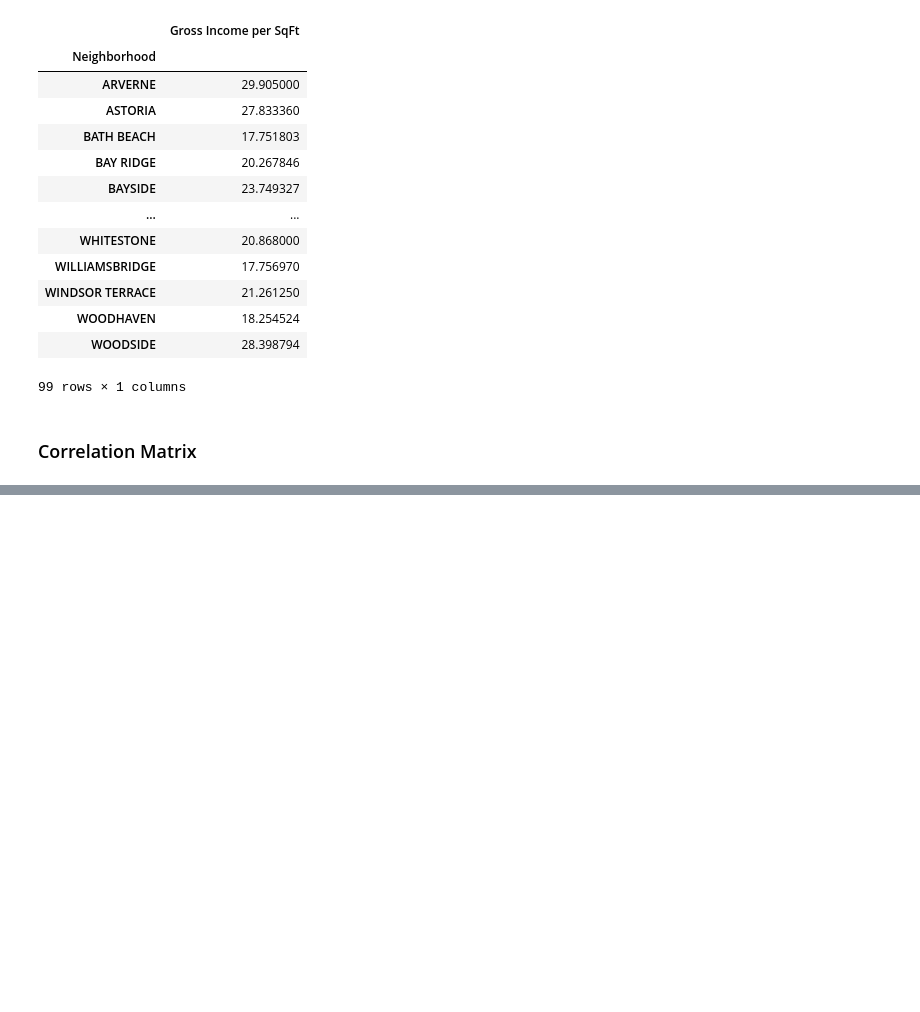
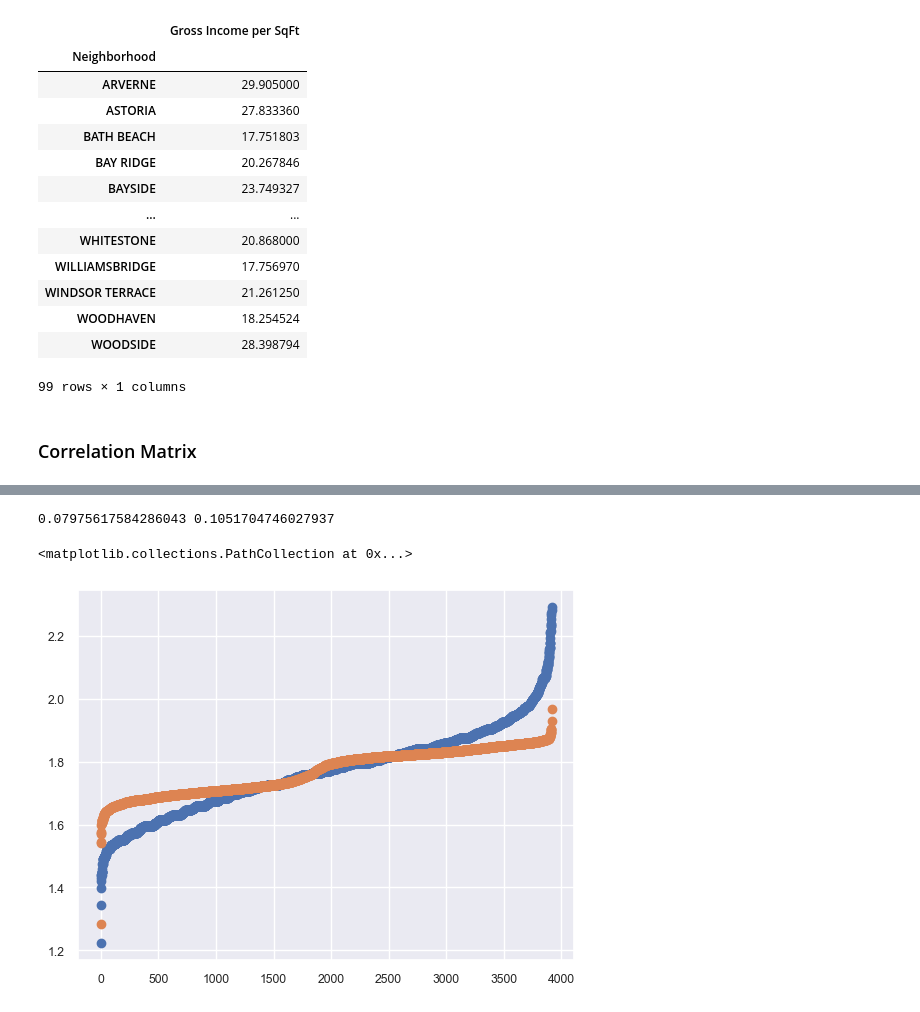
Before and after one commit to colorpool/FinalPro_NYCAirbnb, a Jupyter notebook: Airbnb_2023_11.ipynb, the cells around one changed output, grey strips where cells are left out. Saved outputs shown, nothing was run; the diff lists cells and outputs as text; code cells hidden in the pictures; blank space fills up the shorter version.

```diff
--- a/Airbnb_2023_11.ipynb
+++ b/Airbnb_2023_11.ipynb
@@ -513,0 +677,9 @@ plt.show()
+# %%
+print(mean_absolute_error(y_test, YPred_OS_Lasso), mean_squared_error(y_test, YPred_OS_Lasso) ** 0.5)
+
+plt.scatter(np.arange(len(np.sort(y_test))), np.sort(y_test))
+plt.scatter(np.arange(len(np.sort(YPred_OS_Lasso))), np.sort(YPred_OS_Lasso))
+# %% [output]
+0.07975617584286043 0.1051704746027937
+<matplotlib.collections.PathCollection at 0x...>
+[figure, added]
```
Also changed, not shown: parts of 24 cells of this notebook.
